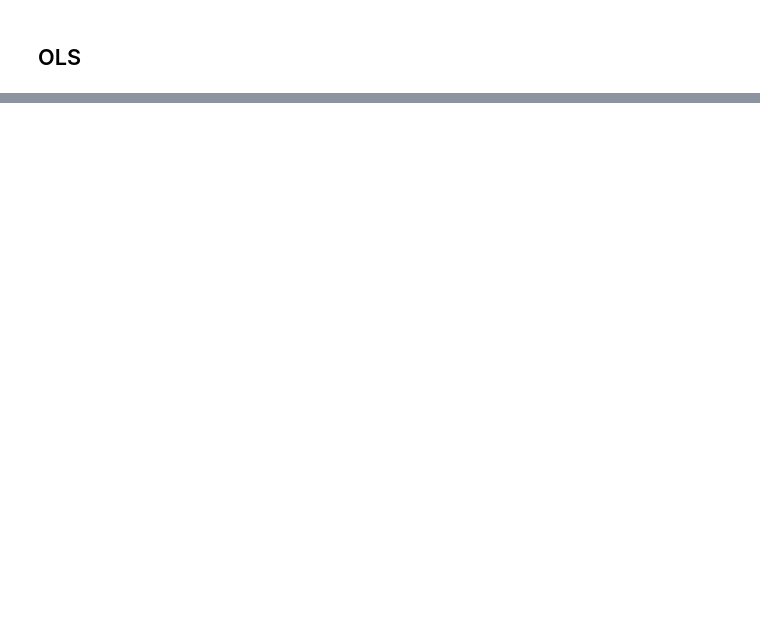
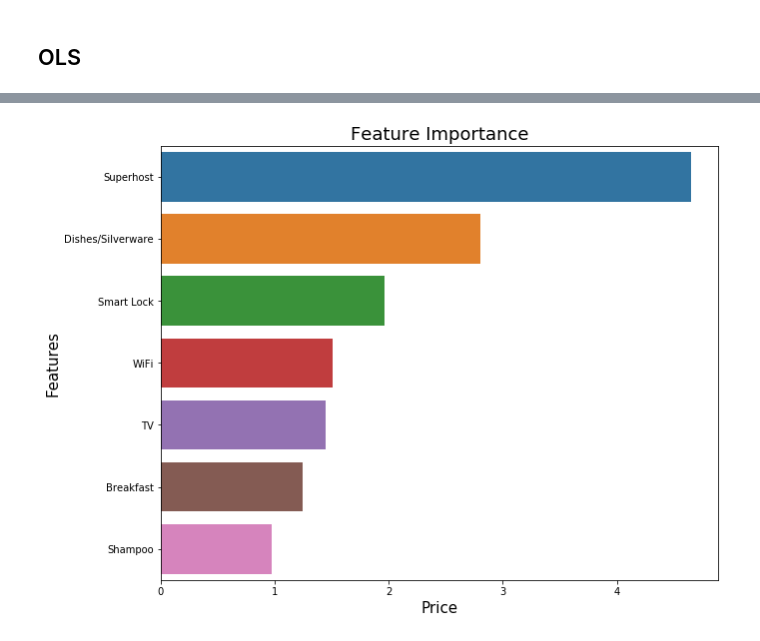
Before and after one commit to AbishekGollapudi/DataProjects, a Jupyter notebook: AirBnB Pricing/02-Modeling.ipynb, the cells around one changed output, grey strips where cells are left out. Cells and saved outputs as stored; diff of their text form; code cells hidden in the pictures; blank space fills up the shorter version.

```diff
--- a/AirBnB Pricing/02-Modeling.ipynb
+++ b/AirBnB Pricing/02-Modeling.ipynb
@@ -183,0 +466,10 @@ print(f' X_test shape : {X_test.shape}')
+# %%
+actionable_feats = ['host_is_superhost', 'smart lock', 'laptop_friendly_workspace',
+                    'tv', 'wifi', 'breakfast', 'shampoo', 'dishes and silverware']
+
+coefs = coefs = sorted(list(zip(lm.coef_, X.columns)))
+
+coefs = coefs[::-1]
+improvements = [x for x in coefs if x[1] in actionable_feats]
+
+improvements
@@ -183,0 +484,15 @@ print(f' X_test shape : {X_test.shape}')
+# %%
+x_values = [x[0] for x in improvements]
+y_values = [y[1] for y in improvements]
+
+xtick_list = ['Superhost', 'Dishes/Silverware', 'Smart Lock', 'WiFi', 'TV', 'Breakfast', 'Shampoo']
+fig, ax = plt.subplots(figsize=(10,8))
+ax = sns.barplot(x=x_values, y=y_values)
+#ax.set(xticks=xtick_list)
+ax.set_title('Feature Importance', size=18)
+ax.set_xlabel('Price', size=15)
+ax.set_yticklabels(xtick_list, size=10)
+ax.set_ylabel('Features', size=15)
+plt.savefig('features', bbox_inches ='tight', dpi = 400)
+# %% [output]
+[figure, added]
```
Also changed, not shown: parts of 52 cells of this notebook.
